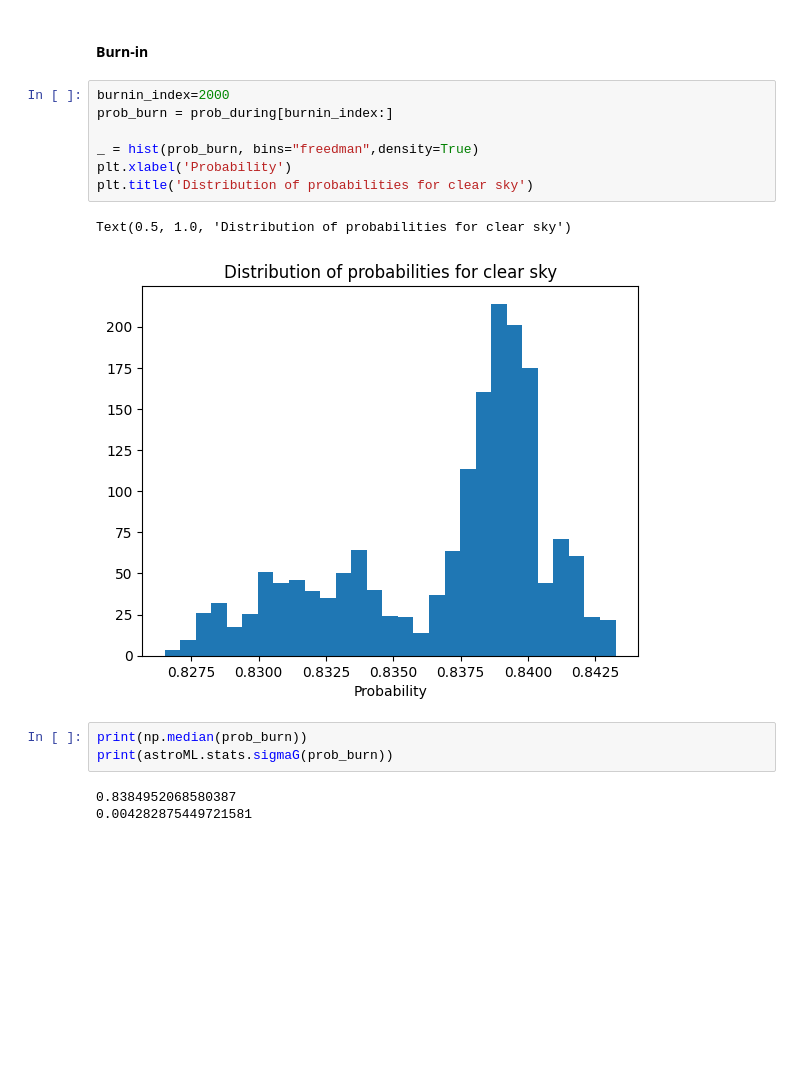
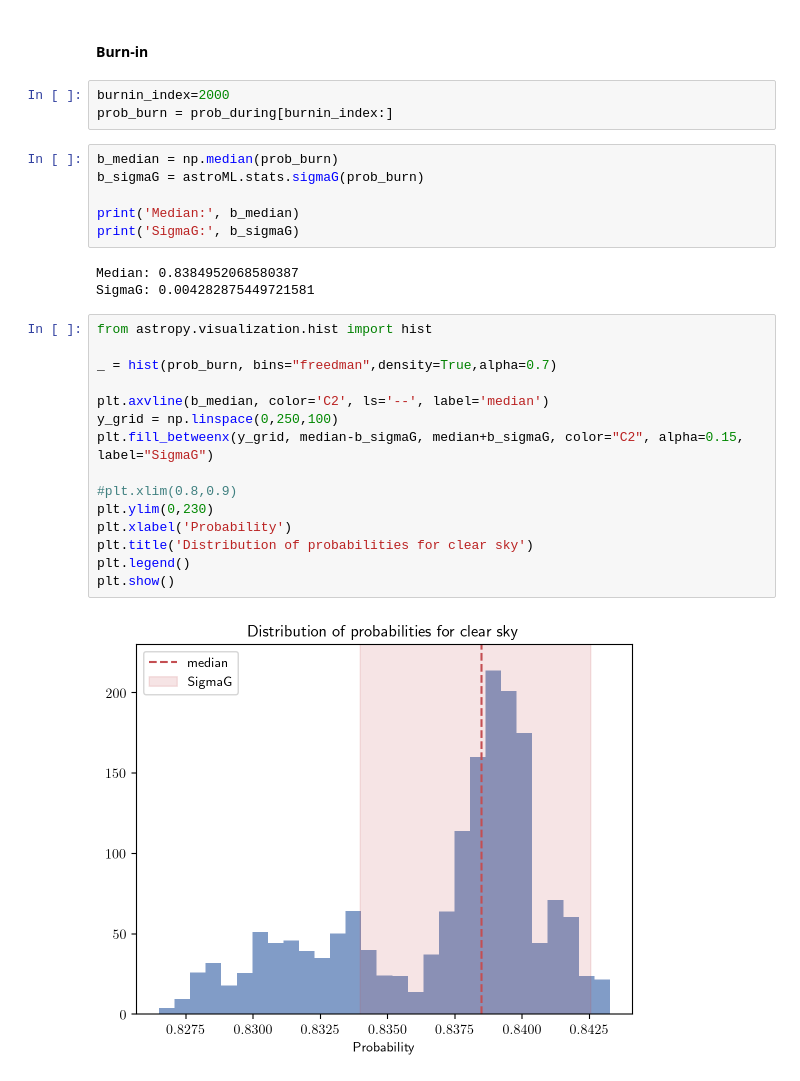
Before and after one commit to GiuliaConti/astrostatistics_bicocca_2024, a Jupyter notebook: working/E09_L10_sunny.ipynb, the cells around one changed output. Saved outputs shown, nothing was run; the diff lists cells and outputs as text; blank space fills up the shorter version.

```diff
--- a/working/E09_L10_sunny.ipynb
+++ b/working/E09_L10_sunny.ipynb
@@ -67,16 +95,29 @@ print(astroML.stats.sigmaG(prob_during))
 # %%
 burnin_index=2000
 prob_burn = prob_during[burnin_index:]
-
-_ = hist(prob_burn, bins="freedman",density=True)
-plt.xlabel('Probability')
-plt.title('Distribution of probabilities for clear sky')
-# %% [output]
-Text(0.5, 1.0, 'Distribution of probabilities for clear sky')
-[figure, removed]
 # %%
-print(np.median(prob_burn))
-print(astroML.stats.sigmaG(prob_burn))
+b_median = np.median(prob_burn)
+b_sigmaG = astroML.stats.sigmaG(prob_burn)
+
+print('Median:', b_median)
+print('SigmaG:', b_sigmaG)
 # %% [output]
-0.8384952068580387
-0.004282875449721581
+Median: 0.8384952068580387
+SigmaG: 0.004282875449721581
+# %%
+from astropy.visualization.hist import hist
+
+_ = hist(prob_burn, bins="freedman",density=True,alpha=0.7)
+
+plt.axvline(b_median, color='C2', ls='--', label='median')
+y_grid = np.linspace(0,250,100)
+plt.fill_betweenx(y_grid, median-b_sigmaG, median+b_sigmaG, color="C2", alpha=0.15, label="SigmaG")
+
+#plt.xlim(0.8,0.9)
+plt.ylim(0,230)
+plt.xlabel('Probability')
+plt.title('Distribution of probabilities for clear sky')
+plt.legend()
+plt.show()
+# %% [output]
+[figure, added]
```
Also changed, not shown: parts of 22 cells of this notebook.
